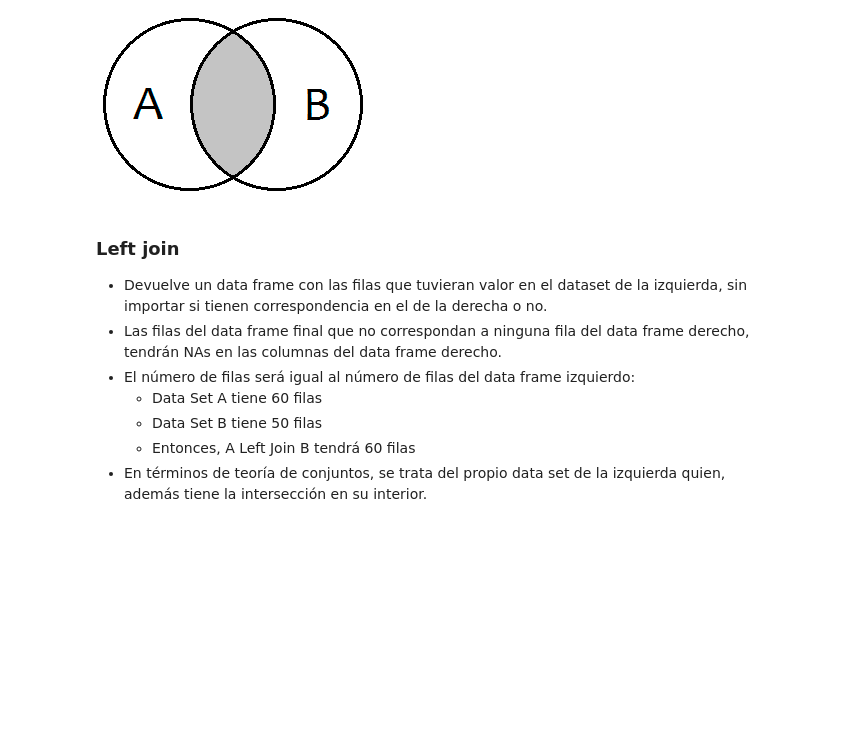
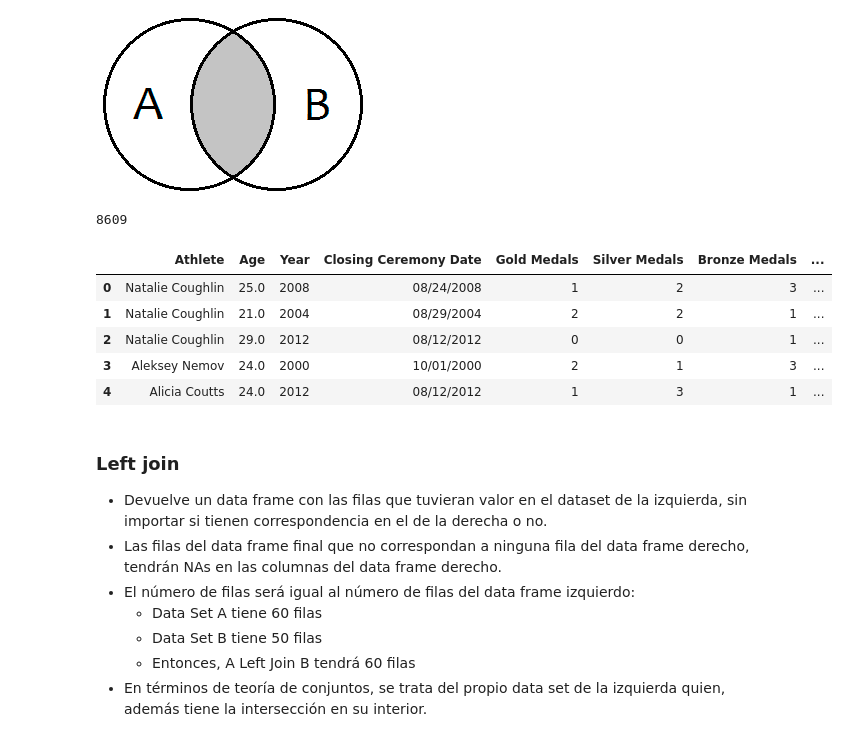
Before and after one commit to ososuna/python-ml, a Jupyter notebook: notebooks/T2 - 4 - Data Cleaning - Concatenación de datos.ipynb, the cells around one changed output. Cells and saved outputs as stored; diff of their text form; code cells hidden in the pictures; blank space fills up the shorter version.

```diff
--- a/notebooks/T2 - 4 - Data Cleaning - Concatenación de datos.ipynb
+++ b/notebooks/T2 - 4 - Data Cleaning - Concatenación de datos.ipynb
@@ -308,6 +332,24 @@ data_final.shape
 Image(filename='resources/inner-join.png')
 # %% [output]
 [figure]
+# %%
+# data_main contiene toda la info
+# data_country_dlt le falta la info de 7 atletas
+merged_inner = pd.merge(left=data_main, right=data_country_dlt,
+                       how='inner', left_on='Athlete', right_on='Athlete')
+# %%
+len(merged_inner)
+# %% [output]
+8609
+# %%
+merged_inner.head()
+# %% [output]
+|  | Athlete | Age | Year | Closing Ceremony Date | Gold Medals | Silver Medals | Bronze Medals | ... |
+| 0 | Natalie Coughlin | 25.0 | 2008 | 08/24/2008 | 1 | 2 | 3 | ... |
+| 1 | Natalie Coughlin | 21.0 | 2004 | 08/29/2004 | 2 | 2 | 1 | ... |
+| 2 | Natalie Coughlin | 29.0 | 2012 | 08/12/2012 | 0 | 0 | 1 | ... |
+| 3 | Aleksey Nemov | 24.0 | 2000 | 10/01/2000 | 2 | 1 | 3 | ... |
+| 4 | Alicia Coutts | 24.0 | 2012 | 08/12/2012 | 1 | 3 | 1 | ... |
 # %% [markdown]
 ### Left join
 * Devuelve un data frame con las filas que tuvieran valor en el dataset de la izquierda, sin importar si tienen correspondencia en el de la derecha o no.
```
Also changed, not shown: parts of 20 cells of this notebook.
